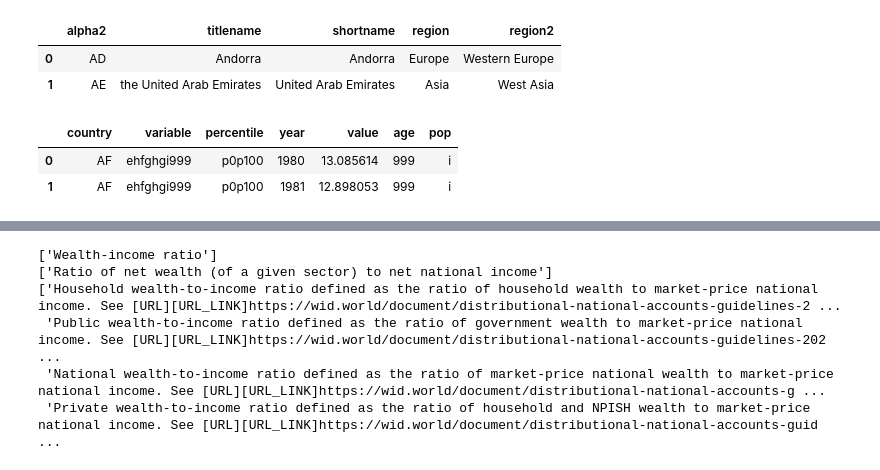
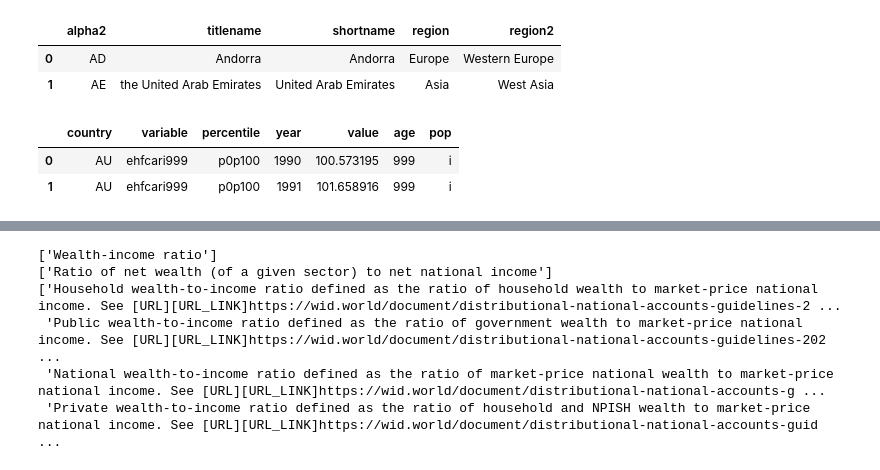
Before and after one commit to aldillon88/world-inequality-analysis, a Jupyter notebook: notebooks/data-cleaning.ipynb, the cells around one changed output, grey strips where cells are left out. Cells and saved outputs as stored; diff of their text form; code cells hidden in the pictures.

```diff
--- a/notebooks/data-cleaning.ipynb
+++ b/notebooks/data-cleaning.ipynb
@@ -15,11 +15,12 @@ countries_df.head(2)
 | 0 | AD | Andorra | Andorra | Europe | Western Europe |
 | 1 | AE | the United Arab Emirates | United Arab Emirates | Asia | West Asia |
 # %%
-af_path = '../data/WID_data_AF.csv'
-af = pd.read_csv(filepath_or_buffer=af_path, delimiter=';')
-af.head(2)
+country_code = 'AU'
+country_path = f"../data/WID_data_{country_code}.csv"
+country = pd.read_csv(filepath_or_buffer=country_path, delimiter=';')
+country.head(2)
 # %% [output]
 |  | country | variable | percentile | year | value | age | pop |
-| 0 | AF | ehfghgi999 | p0p100 | 1980 | 13.085614 | 999 | i |
-| 1 | AF | ehfghgi999 | p0p100 | 1981 | 12.898053 | 999 | i |
+| 0 | AU | ehfcari999 | p0p100 | 1990 | 100.573195 | 999 | i |
+| 1 | AU | ehfcari999 | p0p100 | 1991 | 101.658916 | 999 | i |
 # %%
```
Also changed, not shown: parts of 10 cells of this notebook.
